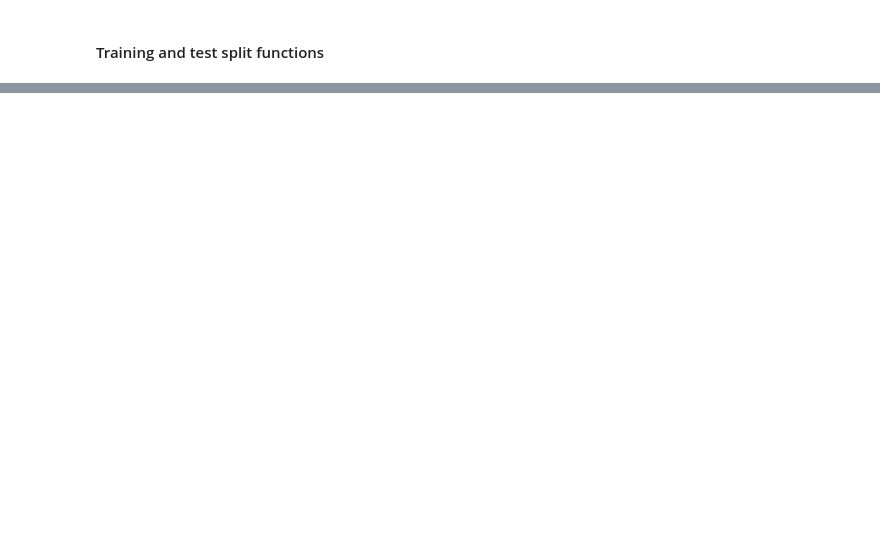
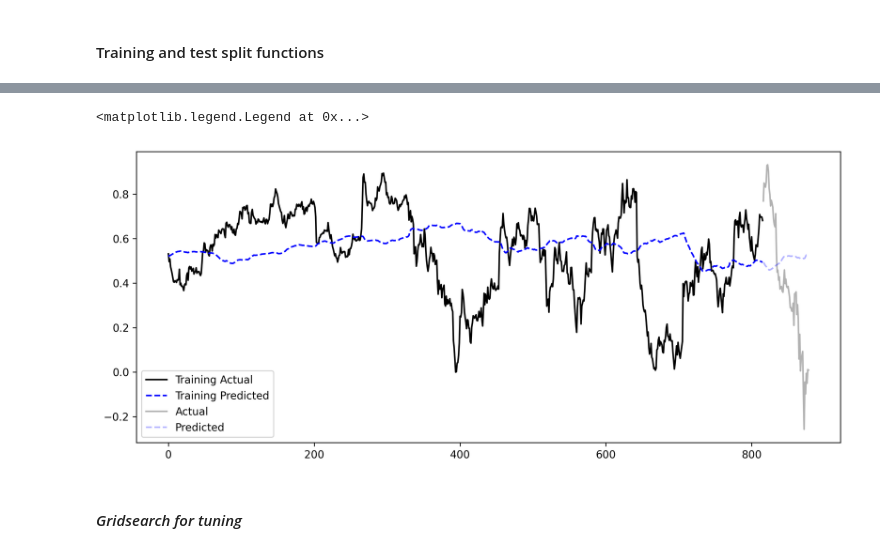
Before and after one commit to nico965j/financial-forecasting-bachelor, a Jupyter notebook: lstm-model-simon.ipynb, the cells around one changed output, grey strips where cells are left out. Cells and saved outputs as stored; diff of their text form; code cells hidden in the pictures; blank space fills up the shorter version.

```diff
--- a/lstm-model-simon.ipynb
+++ b/lstm-model-simon.ipynb
@@ -34,0 +45,4 @@ from data_processing import DataFrame_to_Tensors, FindNearestDateIndex, SplitDat
+# %%
+# change doubles/64 bit floats into 32bit floats
+float_cols = list(raw_stock_data.select_dtypes(include=['float64', 'int64']))  # replace with your float column names
+raw_stock_data[float_cols] = raw_stock_data[float_cols].astype('float32')
@@ -69,0 +131,13 @@ data_sequences_dict['AAPL']['train_features'].shape, data_sequences_dict['AAPL']
+# %%
+def fetchDataLoader(ticker_sequences_dict, batch_size=16, num_workers=0):
+    # Initialize the datasets
+    train_dataset = TimeSeriesDataset(ticker_sequences_dict['train_features'], ticker_sequences_dict['train_targets'])
+    # val_dataset = TimeSeriesDataset(ticker_sequences_dict['val_features'], ticker_sequences_dict['val_targets'])
+    test_dataset = TimeSeriesDataset(ticker_sequences_dict['test_features'], ticker_sequences_dict['test_targets'])
+
+    # Initialize the dataloaders
+    train_dataloader = DataLoader(train_dataset, batch_size=batch_size, num_workers=num_workers, shuffle=False)
+    # val_dataloader = DataLoader(val_dataset, batch_size=batch_size, num_workers=num_workers, shuffle=False)
+    test_dataloader = DataLoader(test_dataset, batch_size=batch_size, num_workers=num_workers, shuffle=False)
+
+    return train_dataloader, test_dataloader
@@ -119,0 +339,42 @@ LSTM(
+# %%
+# load the best model
+model.load_state_dict(torch.load('model.pt'))
+
+# make predictions
+model.eval()  # set the model to evaluation mode
+
+y_pred = []
+y_true = []
+with torch.no_grad():
+    for X_batch, y_batch in test_loader:
+        y_test_pred = model(X_batch.to(pytorch_device))
+        y_pred.append(y_test_pred.cpu().numpy())
+        y_true.append(y_batch.numpy())
+
+y_pred = np.concatenate(y_pred)
+y_true = np.concatenate(y_true)
+
+y_train_preds = []
+y_train_true = []
+with torch.no_grad():
+    for X_batch, y_batch in train_loader:
+        y_train_pred = model(X_batch.to(pytorch_device))
+        y_train_preds.append(y_train_pred.cpu().numpy())
+        y_train_true.append(y_batch.numpy())
+
+y_train_pred = np.concatenate(y_train_preds)
+y_train_true = np.concatenate(y_train_true)
+
+# plot the predictions and the real values
+# also plot the training data, both real and predicted
+plt.figure(figsize=(12, 5), dpi=300)
+plt.plot(y_train_true, label='Training Actual', color='black')
+plt.plot(y_train_pred, label='Training Predicted', color='blue', linestyle='--')
+plt.plot( range( len(y_train_pred), len(y_train_pred) + len(y_pred) ), y_true, color='black', alpha=0.3, label='Actual')
+plt.plot( range( len(y_train_pred), len(y_train_pred) + len(y_pred) ), y_pred, color='blue', alpha=0.3, label='Predicted', linestyle='--' )
+plt.legend()
+# %% [output]
+<matplotlib.legend.Legend at 0x...>
+[figure, added]
+# %% [markdown]
+#### *Gridsearch for tuning*
```
Also changed, not shown: parts of 31 cells of this notebook, 5 other files.
